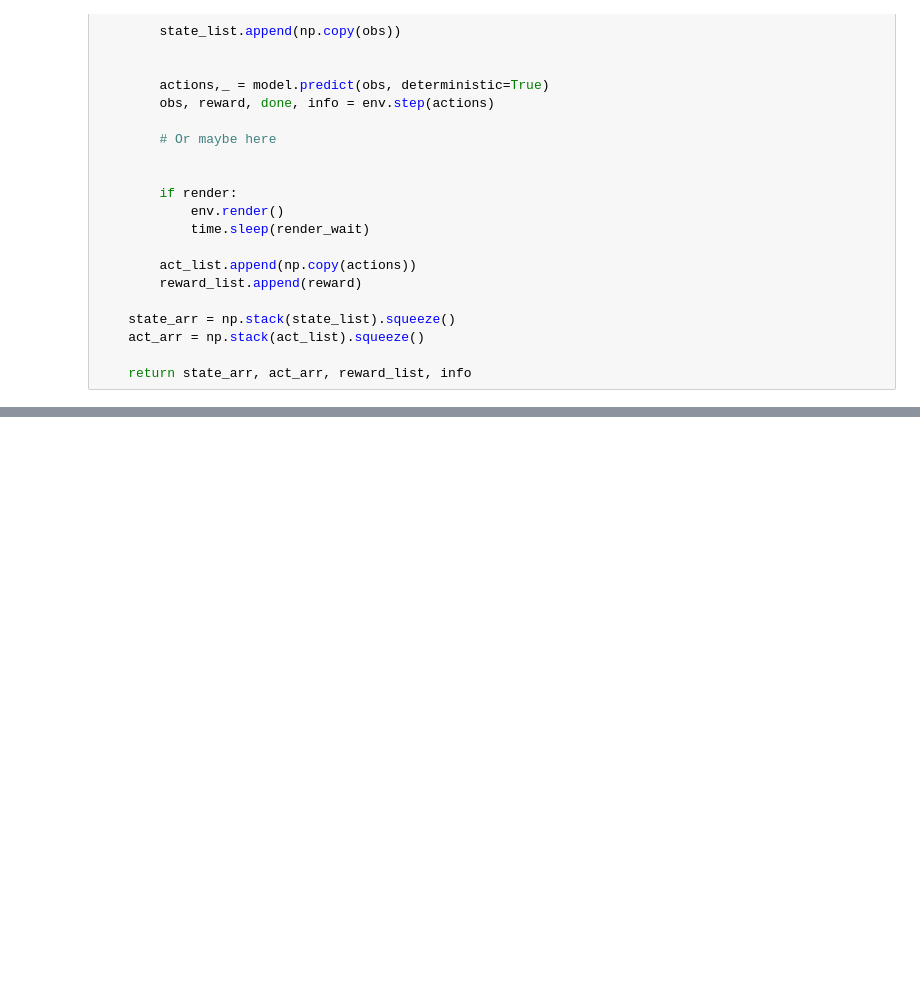
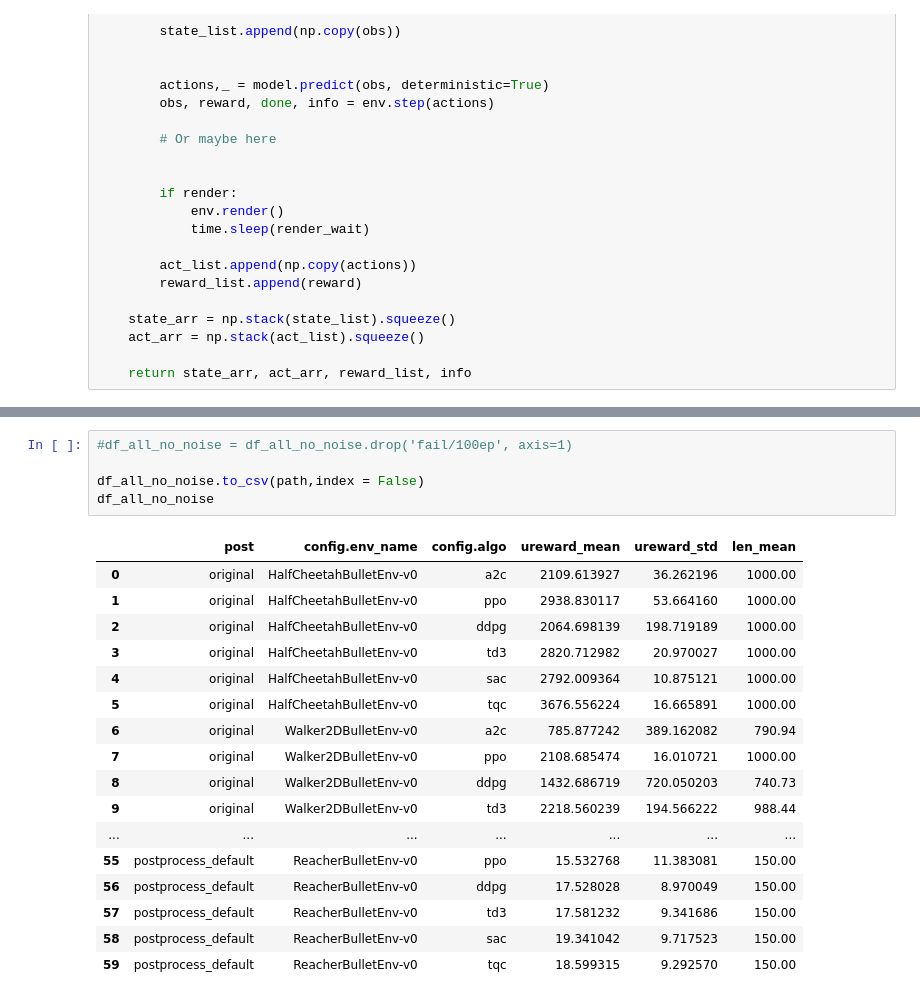
Before and after one commit to sgillen/policy_refinement, a Jupyter notebook: Ty_files/load_all_no_noise.ipynb, the cells around one changed output, grey strips where cells are left out. Drawn from its saved outputs; the diff is of its cells as text; blank space fills up the shorter version.

```diff
--- a/Ty_files/load_all_no_noise.ipynb
+++ b/Ty_files/load_all_no_noise.ipynb
@@ -186,0 +198,23 @@ df_all_no_noise
+# %%
+#df_all_no_noise = df_all_no_noise.drop('fail/100ep', axis=1)
+
+df_all_no_noise.to_csv(path,index = False)
+df_all_no_noise
+# %% [output]
+|  | post | config.env_name | config.algo | ureward_mean | ureward_std | len_mean |
+| 0 | original | HalfCheetahBulletEnv-v0 | a2c | 2109.613927 | 36.262196 | 1000.00 |
+| 1 | original | HalfCheetahBulletEnv-v0 | ppo | 2938.830117 | 53.664160 | 1000.00 |
+| 2 | original | HalfCheetahBulletEnv-v0 | ddpg | 2064.698139 | 198.719189 | 1000.00 |
+| 3 | original | HalfCheetahBulletEnv-v0 | td3 | 2820.712982 | 20.970027 | 1000.00 |
+| 4 | original | HalfCheetahBulletEnv-v0 | sac | 2792.009364 | 10.875121 | 1000.00 |
+| 5 | original | HalfCheetahBulletEnv-v0 | tqc | 3676.556224 | 16.665891 | 1000.00 |
+| 6 | original | Walker2DBulletEnv-v0 | a2c | 785.877242 | 389.162082 | 790.94 |
+| 7 | original | Walker2DBulletEnv-v0 | ppo | 2108.685474 | 16.010721 | 1000.00 |
+| 8 | original | Walker2DBulletEnv-v0 | ddpg | 1432.686719 | 720.050203 | 740.73 |
+| 9 | original | Walker2DBulletEnv-v0 | td3 | 2218.560239 | 194.566222 | 988.44 |
+| ... | ... | ... | ... | ... | ... | ... |
+| 55 | postprocess_default | ReacherBulletEnv-v0 | ppo | 15.532768 | 11.383081 | 150.00 |
+| 56 | postprocess_default | ReacherBulletEnv-v0 | ddpg | 17.528028 | 8.970049 | 150.00 |
+| 57 | postprocess_default | ReacherBulletEnv-v0 | td3 | 17.581232 | 9.341686 | 150.00 |
+| 58 | postprocess_default | ReacherBulletEnv-v0 | sac | 19.341042 | 9.717523 | 150.00 |
+| 59 | postprocess_default | ReacherBulletEnv-v0 | tqc | 18.599315 | 9.292570 | 150.00 |
```
Also changed, not shown: parts of 5 cells of this notebook.
